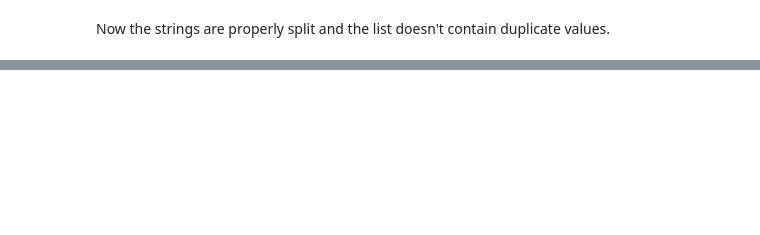
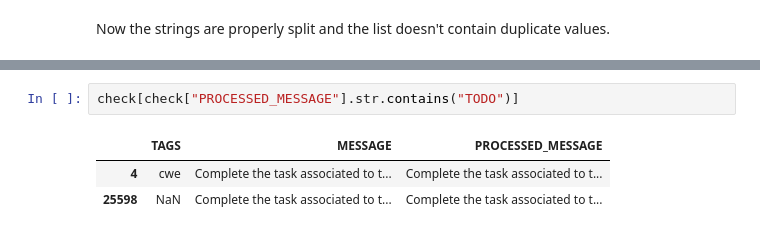
Before and after one commit to CarolineGraebelBHT/MasterProjectSonarQube, a Jupyter notebook: Scripts/Sonar Data Cleaning/Sonar_Issues_Cleaning.ipynb, the cells around one changed output, grey strips where cells are left out. Cells and saved outputs as stored; diff of their text form; blank space fills up the shorter version.

```diff
--- a/Scripts/Sonar Data Cleaning/Sonar_Issues_Cleaning.ipynb
+++ b/Scripts/Sonar Data Cleaning/Sonar_Issues_Cleaning.ipynb
@@ -649,0 +738,6 @@ df_tags.to_csv(os.path.join(data_dir, 'tags_analysiskey_v2.csv'), index = False)
+# %%
+check[check["PROCESSED_MESSAGE"].str.contains("TODO")]
+# %% [output]
+|  | TAGS | MESSAGE | PROCESSED_MESSAGE |
+| 4 | cwe | Complete the task associated to t... | Complete the task associated to t... |
+| 25598 | NaN | Complete the task associated to t... | Complete the task associated to t... |
```
Also changed, not shown: parts of 23 cells of this notebook.
